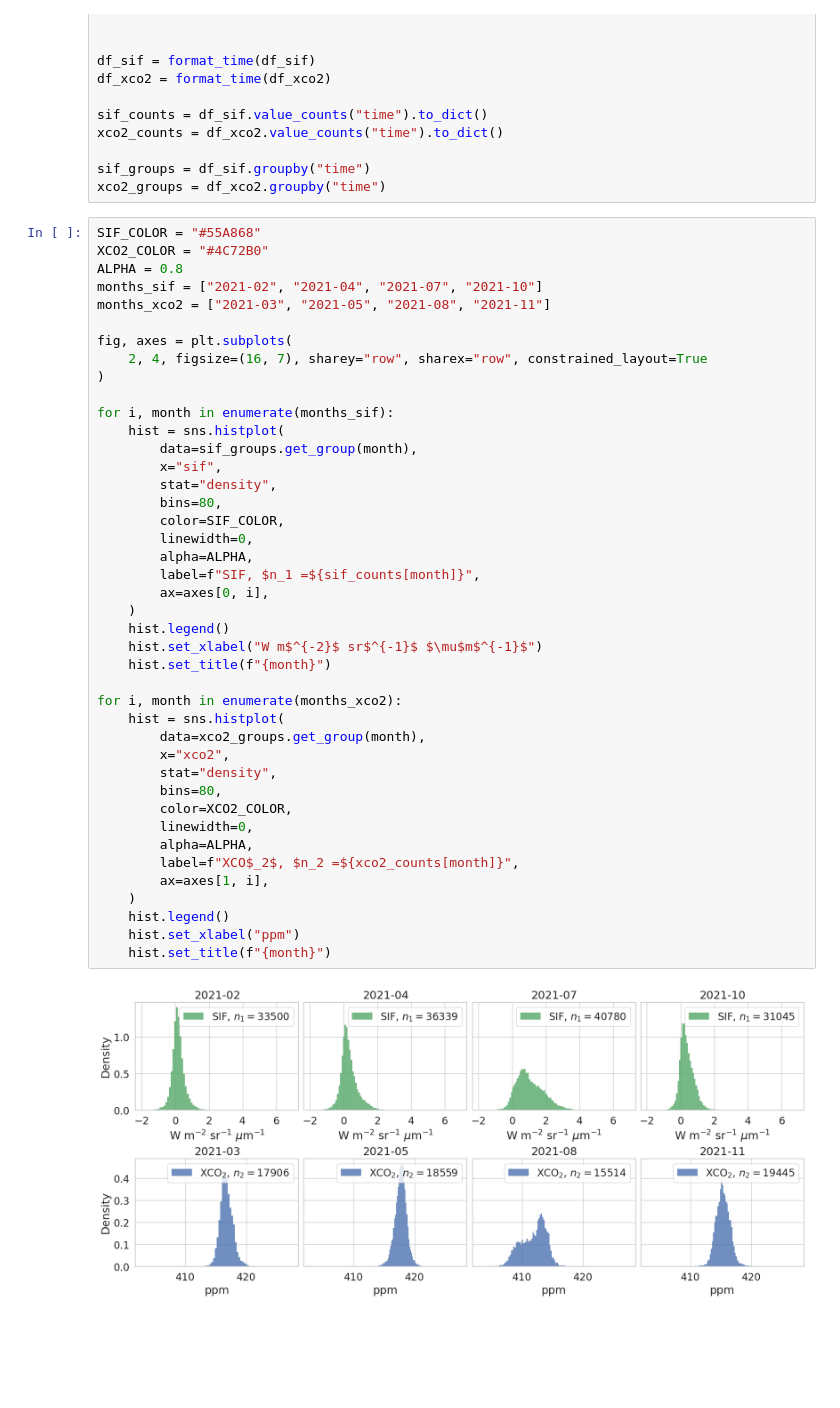
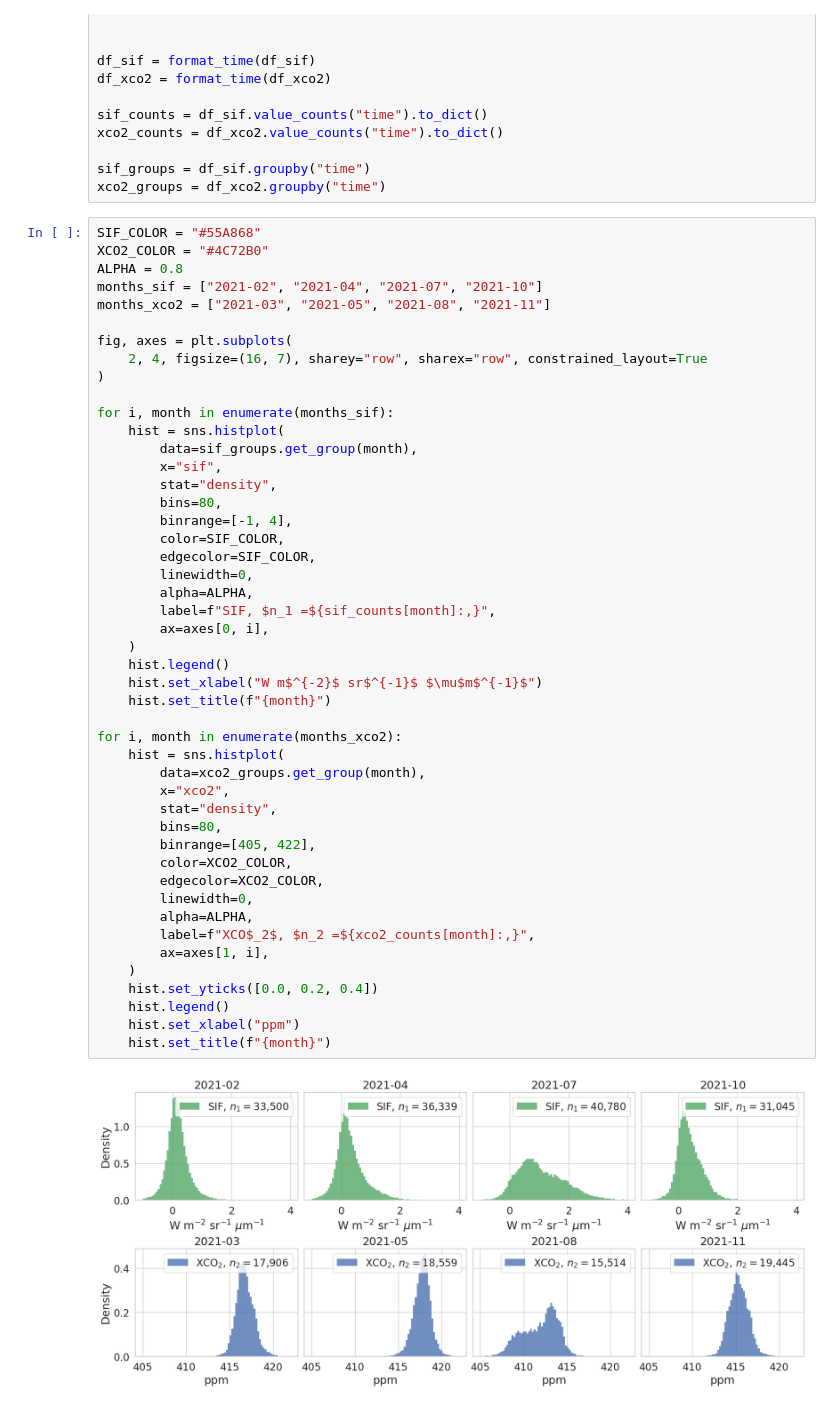
Before and after one commit to joshhjacobson/coSIF, a Jupyter notebook: 01_data_preparation/plot_histograms.ipynb, the cells around one changed output. Drawn from its saved outputs; the diff is of its cells as text; blank space fills up the shorter version.

```diff
--- a/01_data_preparation/plot_histograms.ipynb
+++ b/01_data_preparation/plot_histograms.ipynb
@@ -38,34 +38,39 @@ fig, axes = plt.subplots(
 for i, month in enumerate(months_sif):
     hist = sns.histplot(
         data=sif_groups.get_group(month),
         x="sif",
         stat="density",
         bins=80,
+        binrange=[-1, 4],
         color=SIF_COLOR,
+        edgecolor=SIF_COLOR,
         linewidth=0,
         alpha=ALPHA,
-        label=f"SIF, $n_1 =${sif_counts[month]}",
+        label=f"SIF, $n_1 =${sif_counts[month]:,}",
         ax=axes[0, i],
     )
     hist.legend()
     hist.set_xlabel("W m$^{-2}$ sr$^{-1}$ $\mu$m$^{-1}$")
     hist.set_title(f"{month}")
 
 for i, month in enumerate(months_xco2):
     hist = sns.histplot(
         data=xco2_groups.get_group(month),
         x="xco2",
         stat="density",
         bins=80,
+        binrange=[405, 422],
         color=XCO2_COLOR,
+        edgecolor=XCO2_COLOR,
         linewidth=0,
         alpha=ALPHA,
-        label=f"XCO$_2$, $n_2 =${xco2_counts[month]}",
+        label=f"XCO$_2$, $n_2 =${xco2_counts[month]:,}",
         ax=axes[1, i],
     )
+    hist.set_yticks([0.0, 0.2, 0.4])
     hist.legend()
     hist.set_xlabel("ppm")
     hist.set_title(f"{month}")
 # %% [output]
-[figure, old version]
+[figure, new version]
 # %%
```
Also changed, not shown: parts of 1 cell of this notebook.
